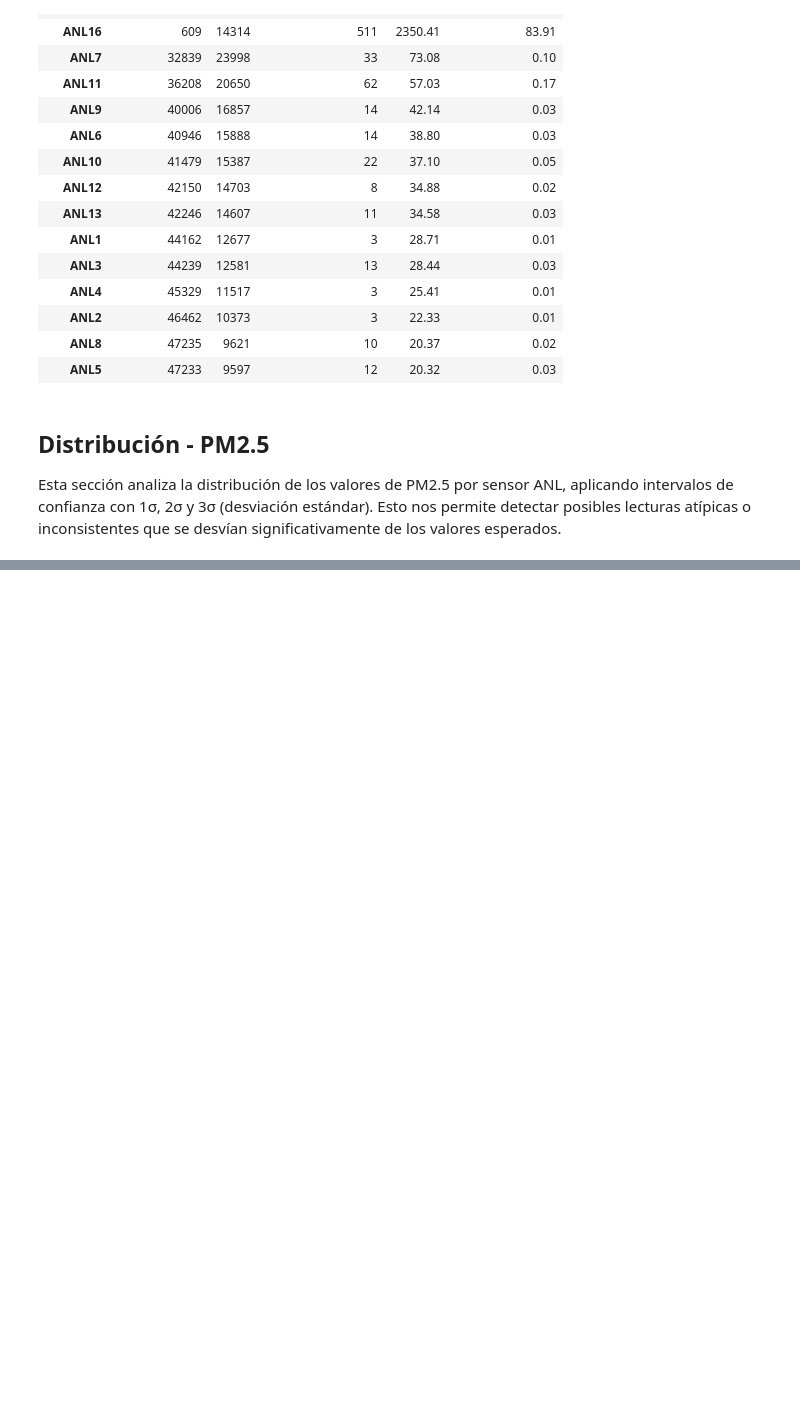
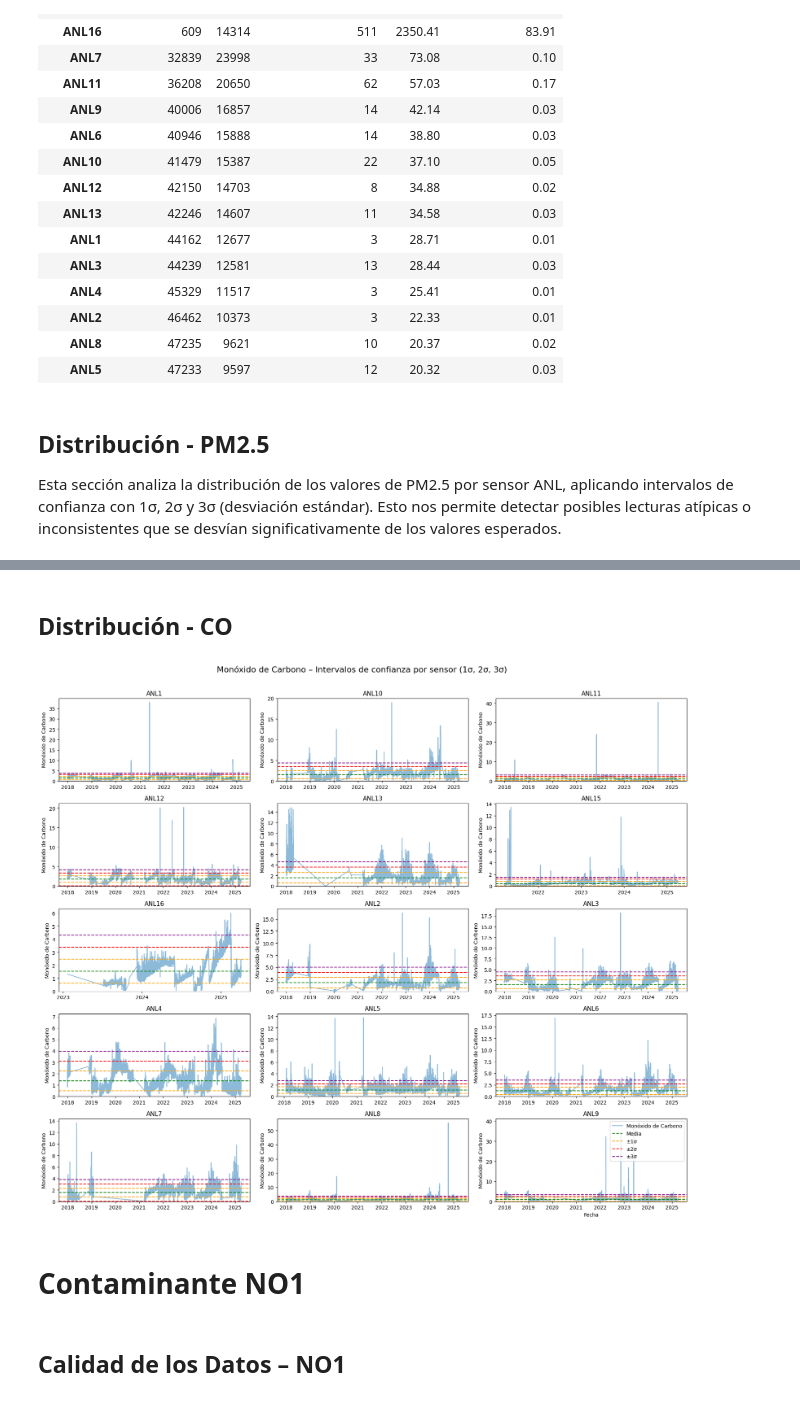
Before and after one commit to SimplySanti/daacc_preficient, a Jupyter notebook: notebooks/DataAnalysis.ipynb, the cells around one changed output, grey strips where cells are left out. Cells and saved outputs as stored; diff of their text form; code cells hidden in the pictures; blank space fills up the shorter version.

```diff
--- a/notebooks/DataAnalysis.ipynb
+++ b/notebooks/DataAnalysis.ipynb
@@ -120,0 +246,10 @@ plt.show()
+# %% [markdown]
+## Distribución - CO
+# %%
+graficar_intervalos_confianza(registros_filtrados, sensores, "CO", "Monóxido de Carbono")
+# %% [output]
+[figure, added]
+# %% [markdown]
+# Contaminante NO1
+# %% [markdown]
+## Calidad de los Datos – NO1
```
Also changed, not shown: parts of 43 cells of this notebook, 2 other files.
